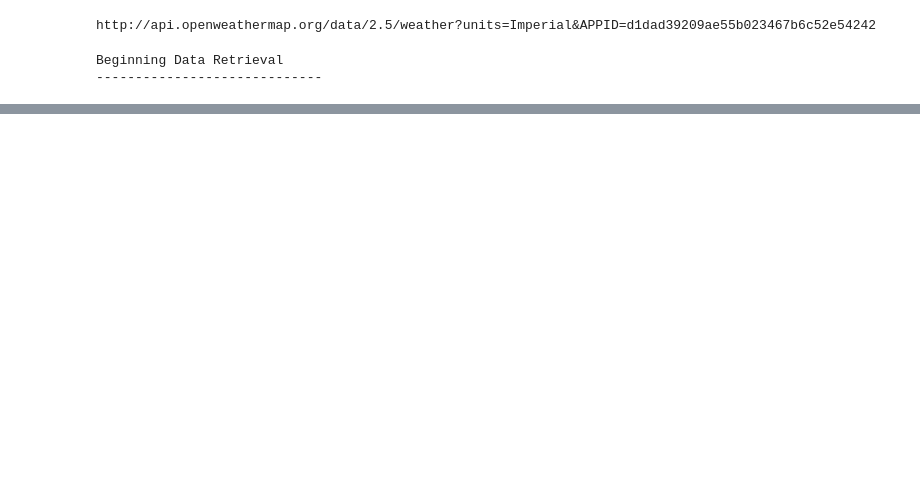
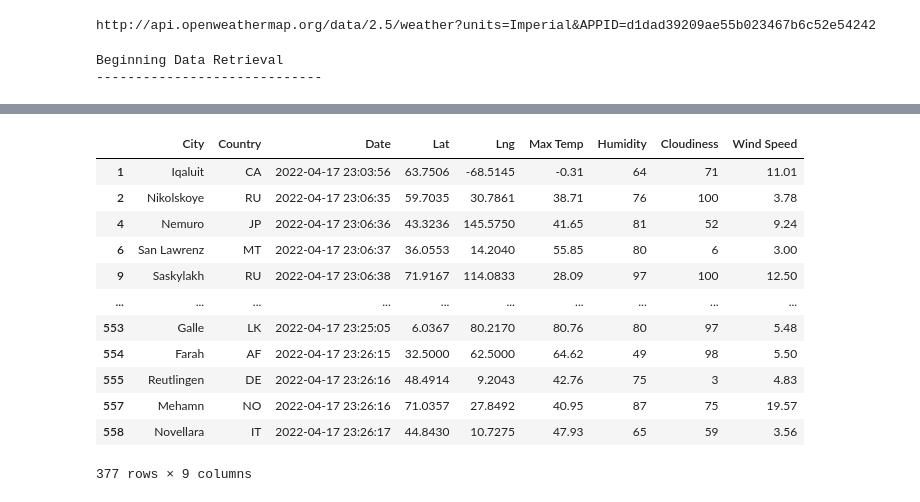
Before and after one commit to JairArcos/World_Weather_Analysis, a Jupyter notebook: WeatherPy.ipynb, the cells around one changed output, grey strips where cells are left out. Drawn from its saved outputs; the diff is of its cells as text; code cells hidden in the pictures; blank space fills up the shorter version.

```diff
--- a/WeatherPy.ipynb
+++ b/WeatherPy.ipynb
@@ -278,0 +332,16 @@ plt.show()
+# %%
+city_data_df.loc[(city_data_df["Lat"] >= 0)]
+# %% [output]
+|  | City | Country | Date | Lat | Lng | Max Temp | Humidity | Cloudiness | Wind Speed |
+| 1 | Iqaluit | CA | 2022-04-17 23:03:56 | 63.7506 | -68.5145 | -0.31 | 64 | 71 | 11.01 |
+| 2 | Nikolskoye | RU | 2022-04-17 23:06:35 | 59.7035 | 30.7861 | 38.71 | 76 | 100 | 3.78 |
+| 4 | Nemuro | JP | 2022-04-17 23:06:36 | 43.3236 | 145.5750 | 41.65 | 81 | 52 | 9.24 |
+| 6 | San Lawrenz | MT | 2022-04-17 23:06:37 | 36.0553 | 14.2040 | 55.85 | 80 | 6 | 3.00 |
+| 9 | Saskylakh | RU | 2022-04-17 23:06:38 | 71.9167 | 114.0833 | 28.09 | 97 | 100 | 12.50 |
+| ... | ... | ... | ... | ... | ... | ... | ... | ... | ... |
+| 553 | Galle | LK | 2022-04-17 23:25:05 | 6.0367 | 80.2170 | 80.76 | 80 | 97 | 5.48 |
+| 554 | Farah | AF | 2022-04-17 23:26:15 | 32.5000 | 62.5000 | 64.62 | 49 | 98 | 5.50 |
+| 555 | Reutlingen | DE | 2022-04-17 23:26:16 | 48.4914 | 9.2043 | 42.76 | 75 | 3 | 4.83 |
+| 557 | Mehamn | NO | 2022-04-17 23:26:16 | 71.0357 | 27.8492 | 40.95 | 87 | 75 | 19.57 |
+| 558 | Novellara | IT | 2022-04-17 23:26:17 | 44.8430 | 10.7275 | 47.93 | 65 | 59 | 3.56 |
+377 rows × 9 columns
```
Also changed, not shown: parts of 21 cells of this notebook, 5 other files.
